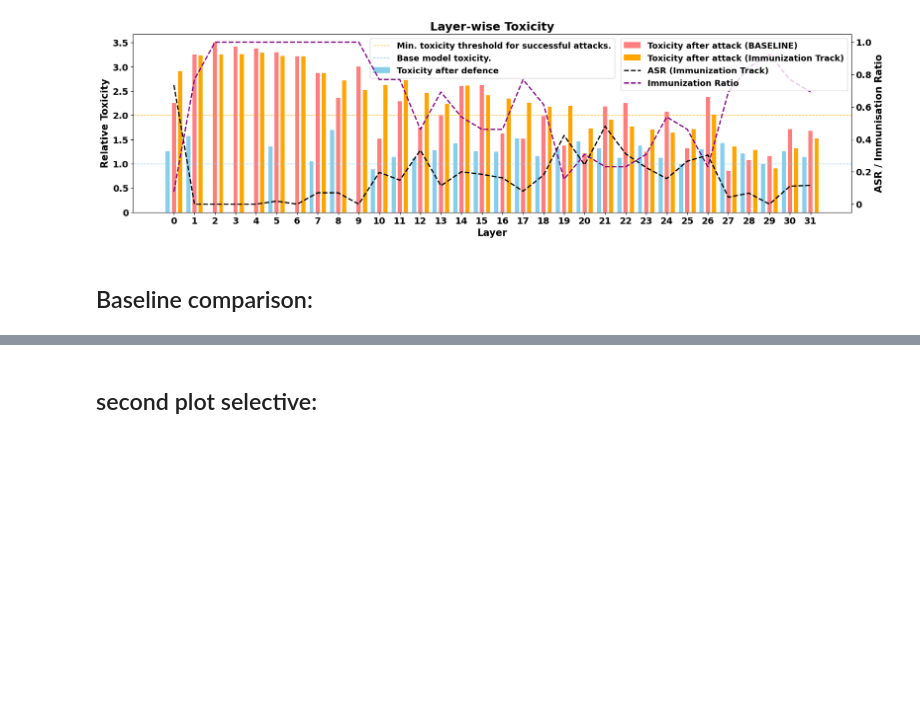
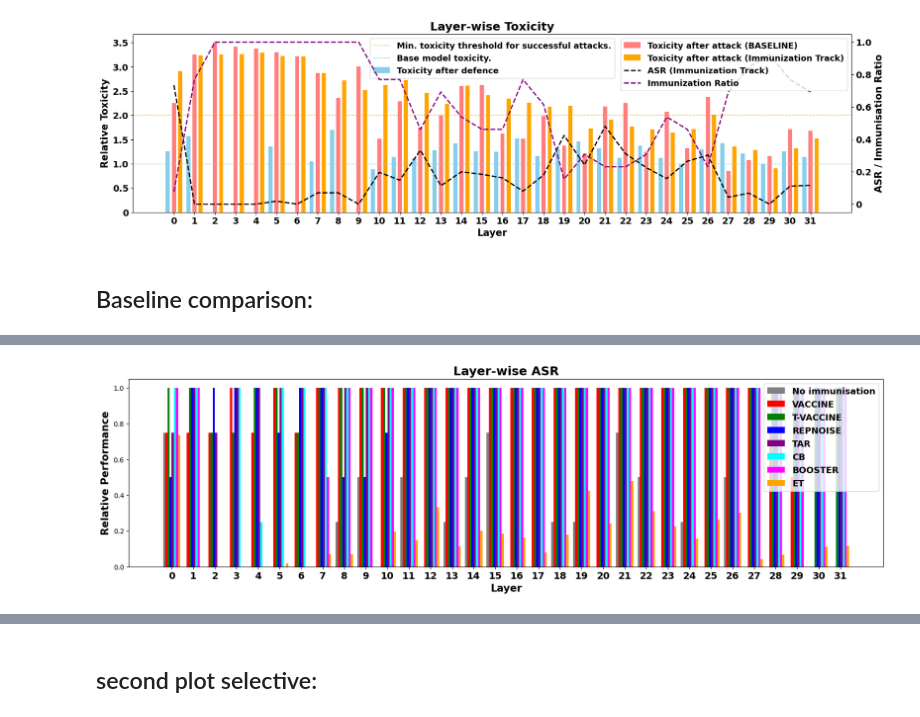
Before and after one commit to DISTA-HCAI/ET, a Jupyter notebook: aggregated plots.ipynb, the cells around one changed output, grey strips where cells are left out. Saved outputs shown, nothing was run; the diff lists cells and outputs as text; code cells hidden in the pictures; blank space fills up the shorter version.

```diff
--- a/aggregated plots.ipynb
+++ b/aggregated plots.ipynb
@@ -842,4 +828,63 @@ color_dict = {
     'CB': 'cyan',
     'BOOSTER': 'magenta'
 }
+# %%
+fig, ax = plt.subplots(figsize=(20, 5))
+
+
+# Define bar width and offsets
+width = 0.1
+offsets = np.arange(-3.5*width, 4*width, width)  # Creates 8 evenly spaced positions
+
+
+ax.bar(
+    x=instruct_ds['layer'] + offsets[0],
+    height=instruct_ds['ASR'],
+    width=width,
+    color='gray',
+    alpha=1,
+    label='No immunisation')
+
+
+for i, (candidate_name, candidate_df) in enumerate(baselines_dfs.items(), start=1):
+
+
+  # Mean performance after attacks: (Baseline track)
+  ax.bar(
+      x=candidate_df['layer'] + offsets[i],
+      height=candidate_df['ASR'],
+      width=width,
+      color=color_dict[candidate_name],
+      alpha=1,
+      label=candidate_name)
+
+# Mean performance after attacks: (Baseline track)
+ax.bar(
+    x=grouped_attack_toxicity_ds.reset_index()['layer'] + offsets[-1],
+    height=grouped_attack_toxicity_ds.reset_index()['ASR'],
+    width=width,
+    color='orange',
+    alpha=1,
+    label='ET')
+
+
+# Customize ticks
+ax.set_xticks(ticks=grouped_defence_performance.index, labels=list(range(32)), fontsize=14, fontweight='bold')
+
+ax.set_xlabel('Layer', fontdict=axis_font_dict)
+ax.set_ylabel('Relative Performance', fontdict=axis_font_dict)
+
+
+# Combine legends from both axes
+lines1, labels1 = ax.get_legend_handles_labels()
+
+ax.legend(lines1,labels1,
+          prop=legend_font_dict)
+
+
+plt.title(f'Layer-wise ASR', fontdict=title_font_dict)
+
+plt.show()
+# %% [output]
+[figure, added]
 # %%
```
Also changed, not shown: parts of 4 cells of this notebook.
